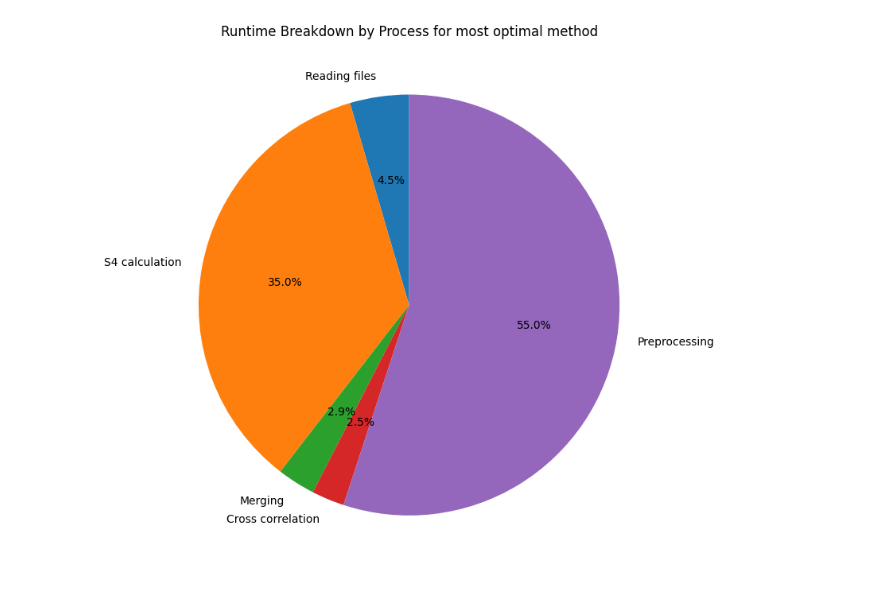
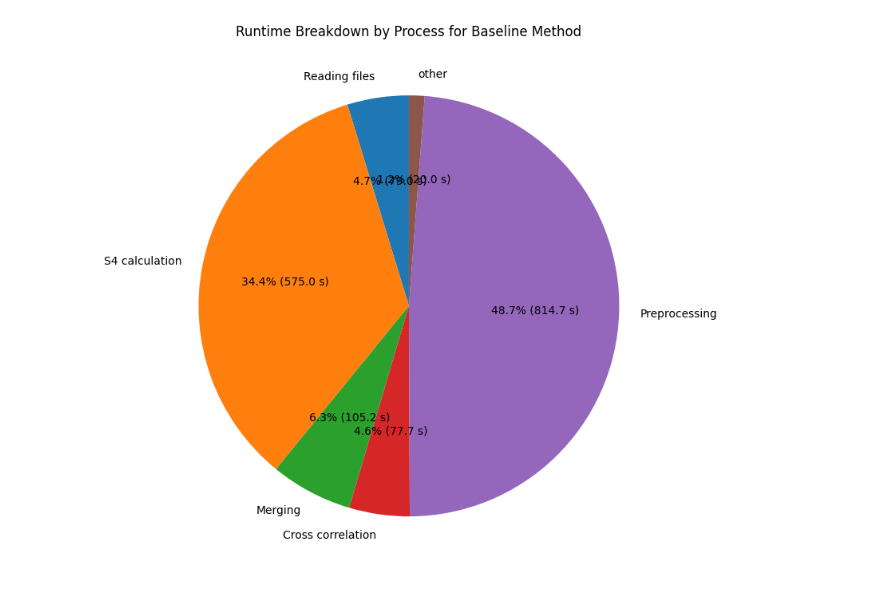
Before and after one commit to reeshabanumula/scintkit_summer, a Jupyter notebook: src/scintkit/space_receiver_processing/zzmethod_bar_chart.ipynb, the cells around one changed output. Drawn from its saved outputs; the diff is of its cells as text; code cells hidden in the pictures.

```diff
--- a/src/scintkit/space_receiver_processing/zzmethod_bar_chart.ipynb
+++ b/src/scintkit/space_receiver_processing/zzmethod_bar_chart.ipynb
@@ -77,35 +88,47 @@ plt.show()
 # %%
 # best performer
 # Manually enter your times
 processes = [
     "Reading files",
     "S4 calculation",
     "Merging",
     "Cross correlation",
     "Preprocessing",
+    'other'
 ]
 
 times = [
-    87.336,     # Read files
-    674.428,    # S4 calculation
-    56.178,     # Merging
-    48.342,    # Cross correlation
-    1060.712      # Preprocessing
+    78.953,     # Read files
+    575.021,    # S4 calculation
+    105.248,     # Merging
+    77.681,    # Cross correlation
+    814.720, # Preprocessing
+    20   #other
+
 ]
+
+# Function to display percentage + actual time
+def make_autopct(values):
+    def my_autopct(pct):
+        total = sum(values)
+        value = pct * total / 100.0
+        return f"{pct:.1f}% ({value:.1f} s)"
+    return my_autopct
+
 
 # Create pie chart
 plt.figure(figsize=(8, 8))
 
 plt.pie(
     times,
     labels=processes,
-    autopct='%1.1f%%',
+    autopct=make_autopct(times),
     startangle=90
 )
 
-plt.title("Runtime Breakdown by Process for most optimal method")
+plt.title("Runtime Breakdown by Process for Baseline Method")
 
 plt.tight_layout()
 plt.show()
 # %% [output]
-[figure, old version]
+[figure, new version]
```
Also changed, not shown: parts of 3 cells of this notebook, 12 other files.
